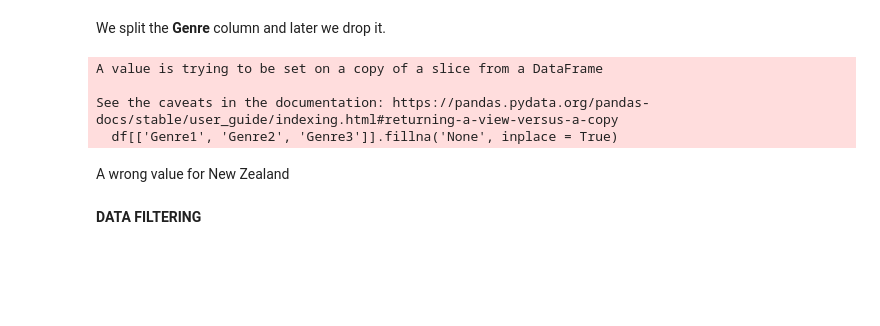
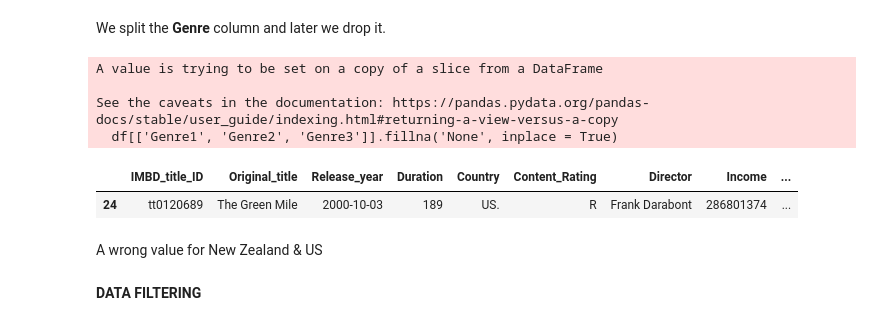
Before and after one commit to ChrisDiamantis99/Data-Analysis-With-Dirty-Data, a Jupyter notebook: Link_dirty.ipynb, the cells around one changed output. Saved outputs shown, nothing was run; the diff lists cells and outputs as text; code cells hidden in the pictures; blank space fills up the shorter version.

```diff
--- a/Link_dirty.ipynb
+++ b/Link_dirty.ipynb
@@ -172,5 +154,10 @@ A value is trying to be set on a copy of a slice from a DataFrame
 
 See the caveats in the documentation: https://pandas.pydata.org/pandas-docs/stable/user_guide/indexing.html#returning-a-view-versus-a-copy
   df[['Genre1', 'Genre2', 'Genre3']].fillna('None', inplace = True)
+# %%
+df[df['Country'] == 'US.']
+# %% [output]
+|  | IMBD_title_ID | Original_title | Release_year | Duration | Country | Content_Rating | Director | Income | ... |
+| 24 | tt0120689 | The Green Mile | 2000-10-03 | 189 | US. | R | Frank Darabont | 286801374 | ... |
 # %% [markdown]
-A wrong value for New Zealand
+A wrong value for New Zealand & US
```
Also changed, not shown: parts of 12 cells of this notebook.
